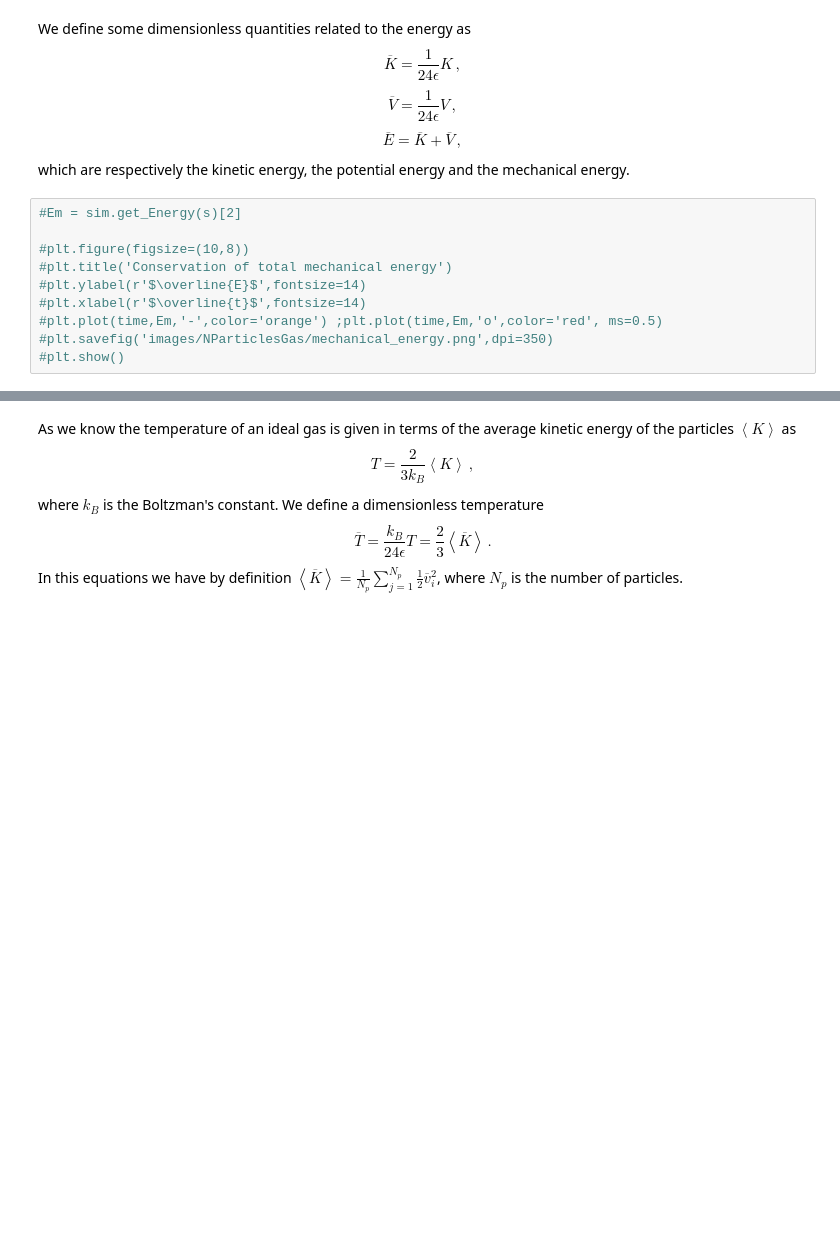
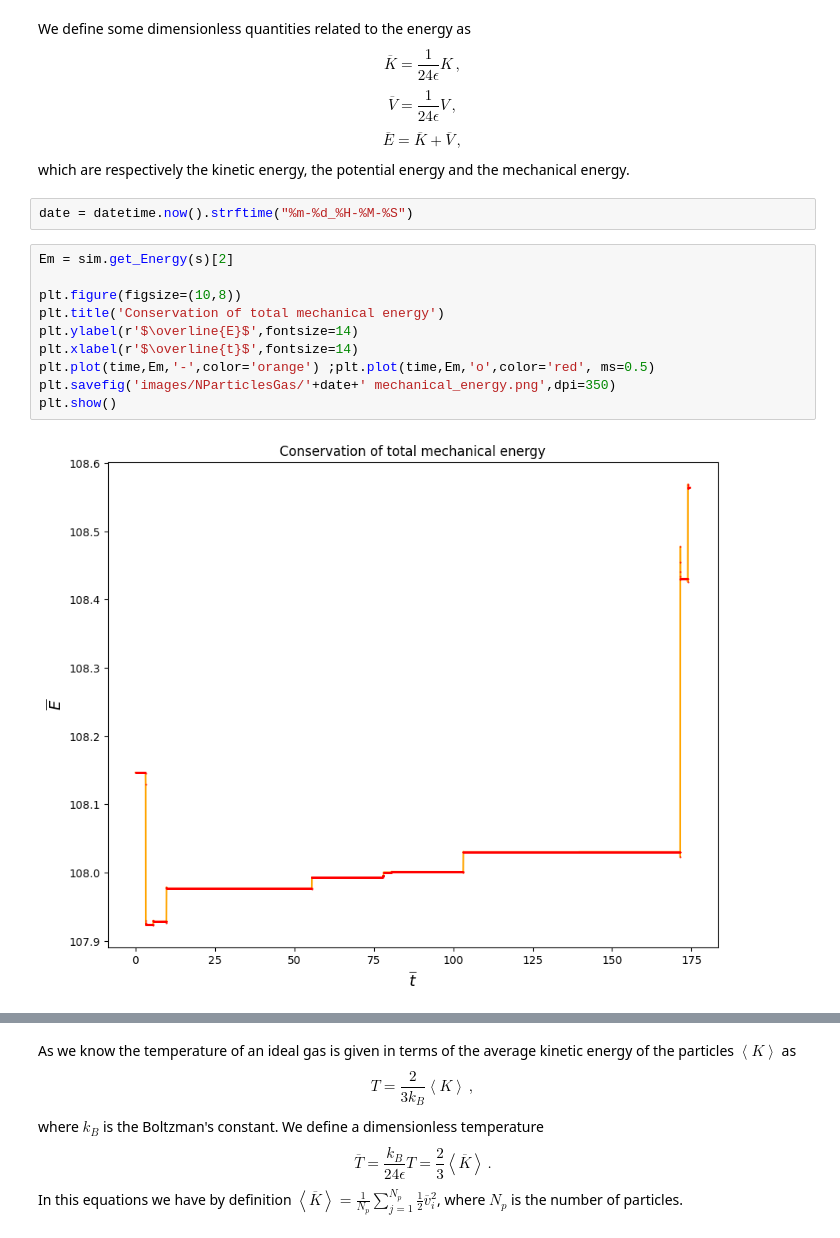
Before and after one commit to AndresGuarin/JupyterCodes, a Jupyter notebook: Computational Physics/LennardJonesGas/gas_dynamics.ipynb, the cells around one changed output, grey strips where cells are left out. Drawn from its saved outputs; the diff is of its cells as text; blank space fills up the shorter version.

```diff
--- a/Computational Physics/LennardJonesGas/gas_dynamics.ipynb
+++ b/Computational Physics/LennardJonesGas/gas_dynamics.ipynb
@@ -589,16 +594,20 @@ $$ \overline{K} = \frac{1}{24\epsilon} K\,,$$
 $$ \overline{V} = \frac{1}{24\epsilon} V\,,$$
 $$ \overline{E} = \overline{K}+\overline{V}\,,$$
 which are respectively the kinetic energy, the potential energy and the mechanical energy.
+# %%
+date = datetime.now().strftime("%m-%d_%H-%M-%S")
 # %%
-#Em = sim.get_Energy(s)[2]
+Em = sim.get_Energy(s)[2]
 
-#plt.figure(figsize=(10,8))
-#plt.title('Conservation of total mechanical energy')
-#plt.ylabel(r'$\overline{E}$',fontsize=14)
-#plt.xlabel(r'$\overline{t}$',fontsize=14)
-#plt.plot(time,Em,'-',color='orange') ;plt.plot(time,Em,'o',color='red', ms=0.5)
-#plt.savefig('images/NParticlesGas/mechanical_energy.png',dpi=350)
-#plt.show()
+plt.figure(figsize=(10,8))
+plt.title('Conservation of total mechanical energy')
+plt.ylabel(r'$\overline{E}$',fontsize=14)
+plt.xlabel(r'$\overline{t}$',fontsize=14)
+plt.plot(time,Em,'-',color='orange') ;plt.plot(time,Em,'o',color='red', ms=0.5)
+plt.savefig('images/NParticlesGas/'+date+' mechanical_energy.png',dpi=350)
+plt.show()
+# %% [output]
+[figure, added]
 # %%
 Ek, V, Em  = sim.get_Energy(s)
 
```
Also changed, not shown: parts of 34 cells of this notebook, 8 other files.
